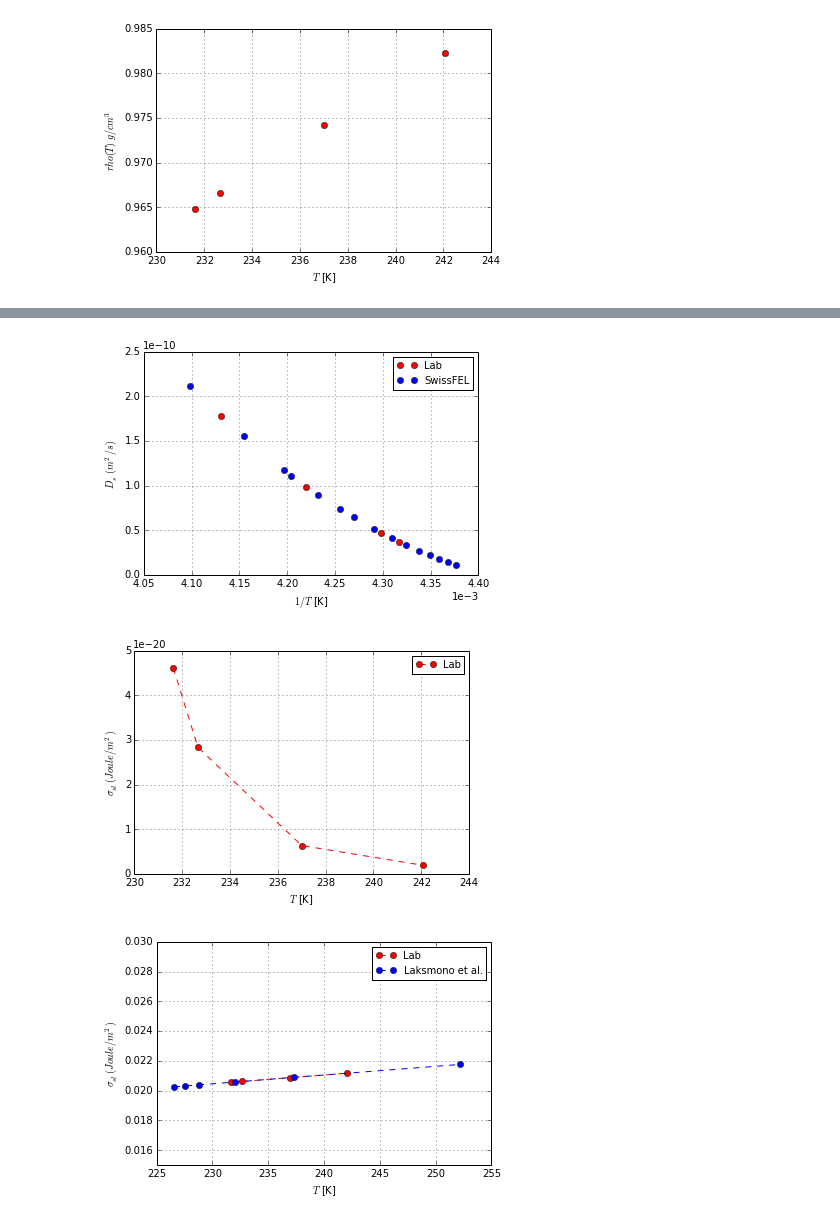
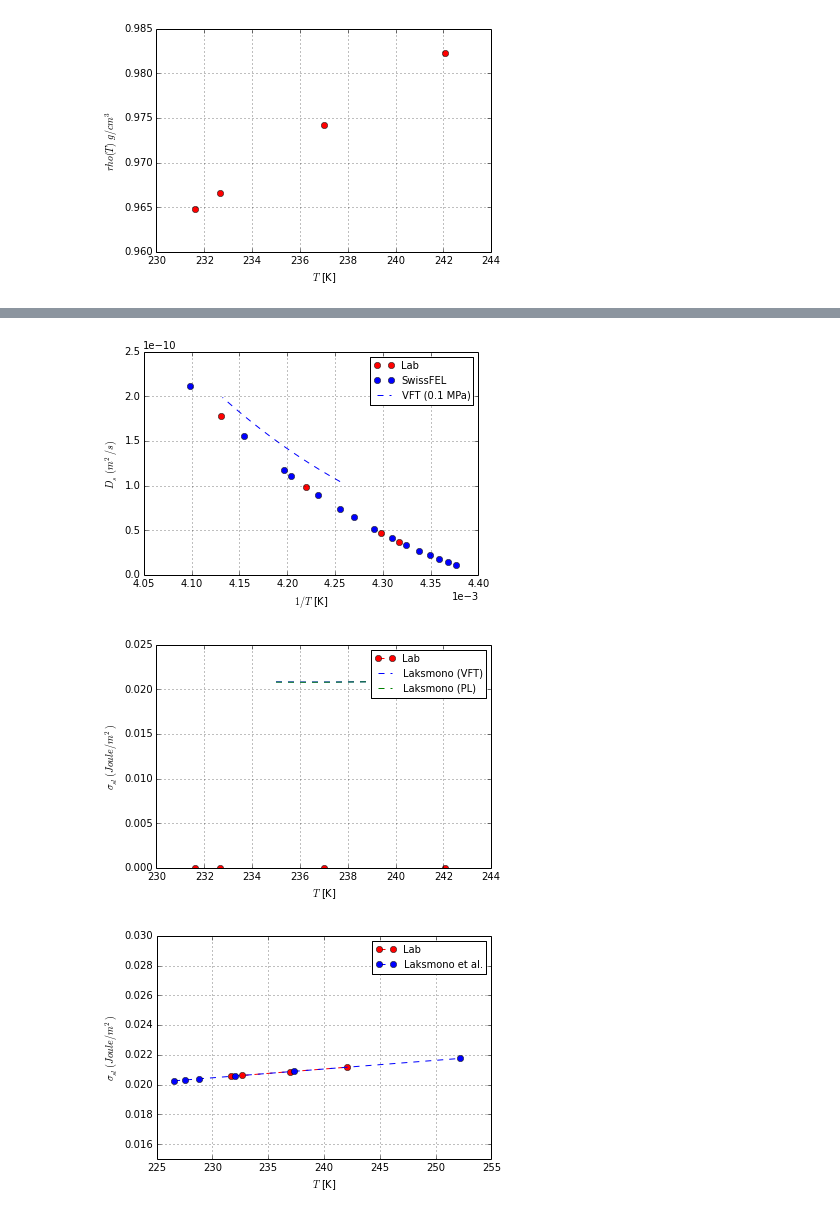
Before and after one commit to Niloo1371/Finding_droplets, a Jupyter notebook: Examples/interfacial_energy.ipynb, the cells around one changed output, grey strips where cells are left out. Cells and saved outputs as stored; diff of their text form; code cells hidden in the pictures.

```diff
--- a/Examples/interfacial_energy.ipynb
+++ b/Examples/interfacial_energy.ipynb
@@ -120,3 +121,10 @@ fit_D = interpolate.InterpolatedUnivariateSpline(Inv_T, D_s)
 D = fit_D(new_T)
 # Boltzmann constant : 1.380649 × 10−23 joule per kelvin
 K = 1.380649e-23 # joule per kelvin
+# %%
+# experimental fit to D_s and sigma from Laksmono et al
+T_arr = np.arange(235,242,0.01)
+D_laksmono = 1.67e-8*np.exp(5.698332e-2*T_arr*T_arr - 2.728998e1*T_arr + 3.271878e3) # m^2/s, WRONG? off by e-5
+D_VFT = 4.14e-8*np.exp(-347./(T_arr-177.))
+sigma_laksmono_VFT = 1.198100169422e-11*T_arr**6 - 1.644226732545e-8*T_arr**5 + 9.387801708449e-6*T_arr**4 - 2.854359440278e-3*T_arr*T_arr*T_arr + 4.874466166395e-1*T_arr*T_arr - 4.433154987346e1*T_arr + 1.677613823216e3 # J/m^2
+sigma_laksmono_PL = -6.238115076579e-10*T_arr**6 + 8.736769546436e-7*T_arr**5 - 5.098181318142e-4*T_arr**4 + 1.586558905910e-1*T_arr*T_arr*T_arr - 2.777134850571e1*T_arr*T_arr + 2.592466463405e3*T_arr - 1.008309560689e5 # J/m^2
@@ -124,6 +152,8 @@ K = 1.380649e-23 # joule per kelvin
 fig = plt.figure()
 plt.plot(new_T, D, 'ro', label = 'Lab')
 plt.plot(Inv_T, D_s, 'bo', label = 'SwissFEL')
+#plt.plot(1/T_arr, D_laksmono, 'g--', label = 'Laksmono')
+plt.plot(1/T_arr, D_VFT, 'b--', label = 'VFT (0.1 MPa)')
 plt.xlabel('$1/T$ [K]')
 plt.ylabel('$D_s\ (m^2/s)$')
 plt.axhline(0,c='black',lw=1)
@@ -132,20 +162,22 @@ plt.legend(loc='upper right',fontsize=10)
 plt.grid(linestyle='dotted')
 plt.show()
 # %% [output]
-[figure, old version]
+[figure, new version]
 # %%
 sigma = K*den_t*((J_0/16.)*((4./(3.*np.pi))**(1./3.))*((ice_vol)**(4./3.))/D)**2 # Joule/m^2
 # %%
 fig = plt.figure()
 plt.plot(den_t, sigma, 'ro--', label = 'Lab')
+plt.plot(T_arr, sigma_laksmono_VFT, 'b--', label = 'Laksmono (VFT)')
+plt.plot(T_arr, sigma_laksmono_PL, 'g--', label = 'Laksmono (PL)')
 plt.xlabel('$T$ [K]')
 plt.ylabel('$\sigma_{sl}\ (Joule/m^2)$')
 plt.axhline(0,c='black',lw=1)
 plt.legend(loc='upper right',fontsize=10)
 plt.grid(linestyle='dotted')
 plt.show()
 # %% [output]
-[figure, old version]
+[figure, new version]
 # %%
 laksmono_T = np.array([252.23,237.36,232.03,228.81,227.58,226.57])
 laksmono_T = np.array(sorted(laksmono_T))
```
Also changed, not shown: parts of 28 cells of this notebook.
